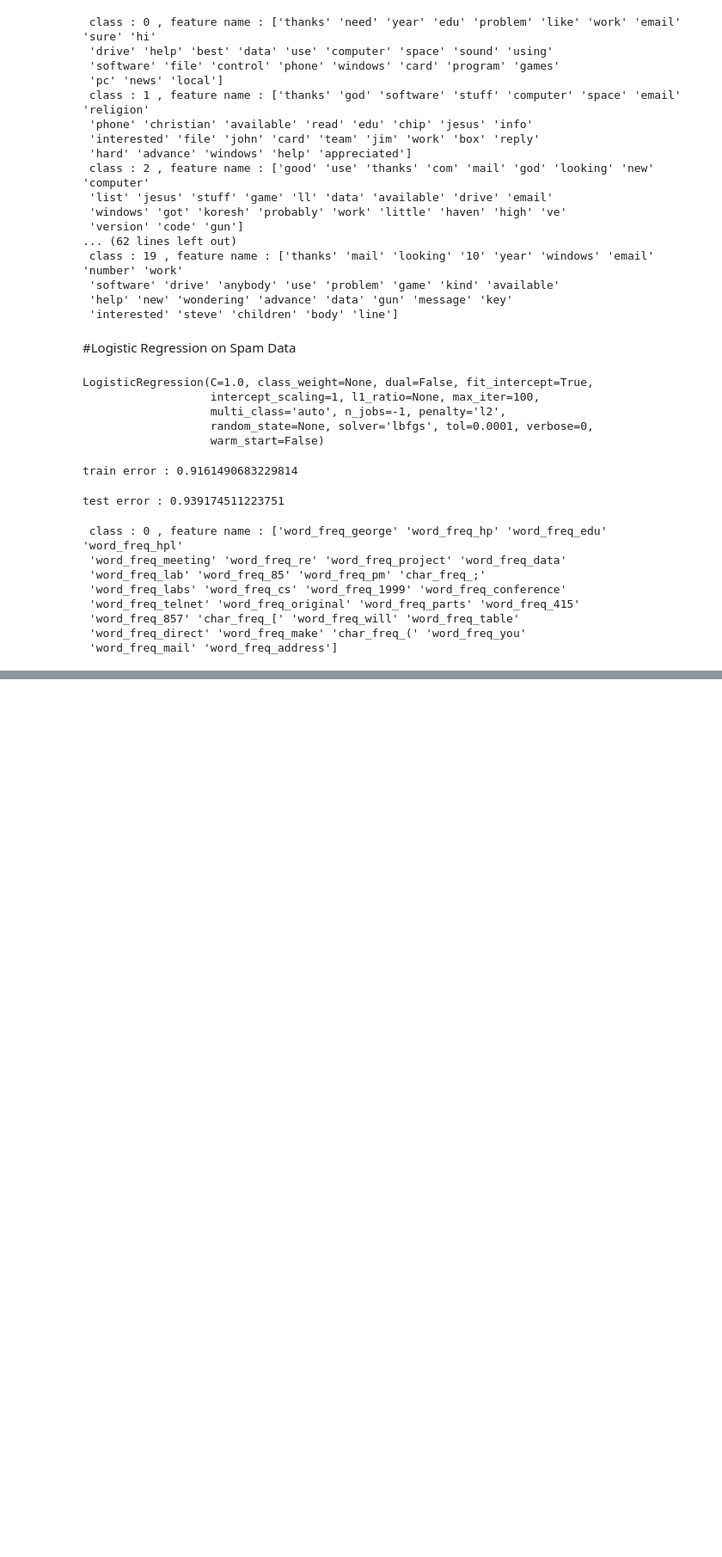
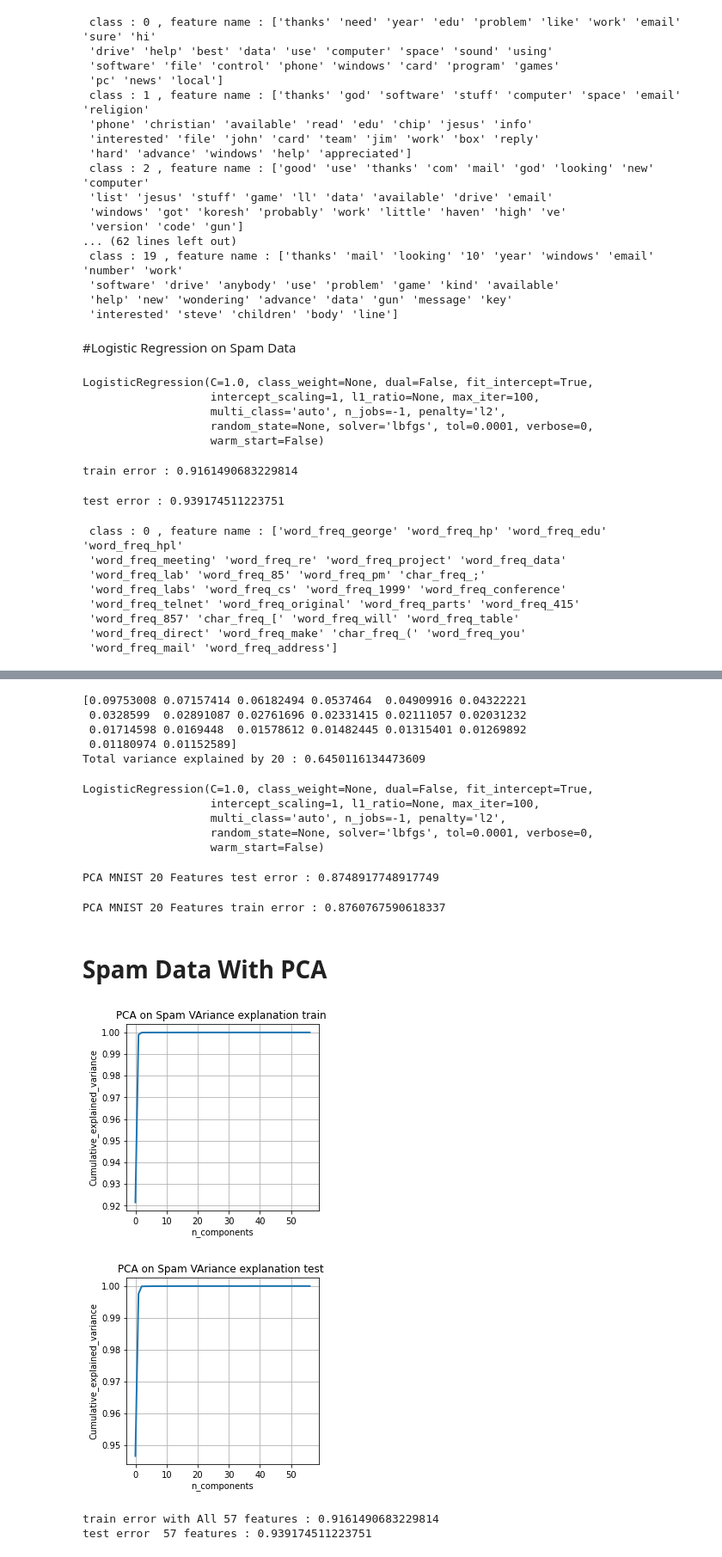
Before and after one commit to cr21/Unsupervised-Machine-Learning-Clustering, a Jupyter notebook: FeatureSelectionAndPCA.ipynb, the cells around one changed output, grey strips where cells are left out. Shown: that part at 86% size. Cells and saved outputs as stored; diff of their text form; code cells hidden in the pictures; blank space fills up the shorter version.

```diff
--- a/FeatureSelectionAndPCA.ipynb
+++ b/FeatureSelectionAndPCA.ipynb
@@ -255,0 +327,60 @@ for id, features in enumerate(top30spamids) :
+# %%
+# 20 Features PCA
+
+X, Y, target_names, featureNames= loadMNIST()
+
+X_train, X_test, y_train, y_test = train_test_split(X, Y, test_size=0.33, random_state=42)
+pca_20 = PCA(n_components=20)
+pca_20_train = pca_20.fit_transform(X_train)
+
+pca_20_test = pca_20.transform(X_test)
+print(pca_20.explained_variance_ratio_)
+print(f"Total variance explained by {pca_20_train.shape[1]} : {np.sum(pca_20.explained_variance_ratio_)}")
+# %% [output]
+[0.09753008 0.07157414 0.06182494 0.0537464  0.04909916 0.04322221
+ 0.0328599  0.02891087 0.02761696 0.02331415 0.02111057 0.02031232
+ 0.01714598 0.0169448  0.01578612 0.01482445 0.01315401 0.01269892
+ 0.01180974 0.01152589]
+Total variance explained by 20 : 0.6450116134473609
+# %%
+logisticClassfier = LogisticRegression(penalty='l2', tol =0.0001, C = 1.0,n_jobs=-1)
+logisticClassfier.fit(pca_20_train, y_train)
+# %% [output]
+LogisticRegression(C=1.0, class_weight=None, dual=False, fit_intercept=True,
+                   intercept_scaling=1, l1_ratio=None, max_iter=100,
+                   multi_class='auto', n_jobs=-1, penalty='l2',
+                   random_state=None, solver='lbfgs', tol=0.0001, verbose=0,
+                   warm_start=False)
+# %%
+print(f"PCA MNIST 20 Features test error : {logisticClassfier.score(pca_20_test, y_test)}")
+# %% [output]
+PCA MNIST 20 Features test error : 0.8748917748917749
+# %%
+print(f"PCA MNIST 20 Features train error : {logisticClassfier.score(pca_20_train, y_train)}")
+# %% [output]
+PCA MNIST 20 Features train error : 0.8760767590618337
+# %% [markdown]
+# Spam Data With PCA
+# %%
+data, labels = loadSpamData('spambase.data')
+X_train, X_test, Y_train, Y_test = train_test_split(data, labels, test_size = 0.3, random_state = 41)
+# %%
+pca = PCA()
+plotVarianceData(pca, X_train, "PCA on Spam VAriance explanation train ",X_train.shape[1])
+plotVarianceData(pca, X_test, "PCA on Spam VAriance explanation test ",X_test.shape[1])
+# %% [output]
+[figure, added]
+[figure, added]
+# %%
+data, labels = loadSpamData('spambase.data')
+X_train, X_test, Y_train, Y_test = train_test_split(data, labels, test_size = 0.3, random_state = 41)
+spamfeatureNames  = getFeatureNames()
+spamClassfier = LogisticRegression(penalty='l2', tol =0.0001, C = 1.0,n_jobs=-1)
+spamClassfier.fit(X_train, Y_train)
+# train error
+print(f"train error with All {X_train.shape[1]} features : {spamClassfier.score(X_train, Y_train)}")
+# test error
+print(f"test error  {X_train.shape[1]} features : {spamClassfier.score(X_test, Y_test)}")
+# %% [output]
+train error with All 57 features : 0.9161490683229814
+test error  57 features : 0.939174511223751
```
Also changed, not shown: parts of 19 cells of this notebook.
